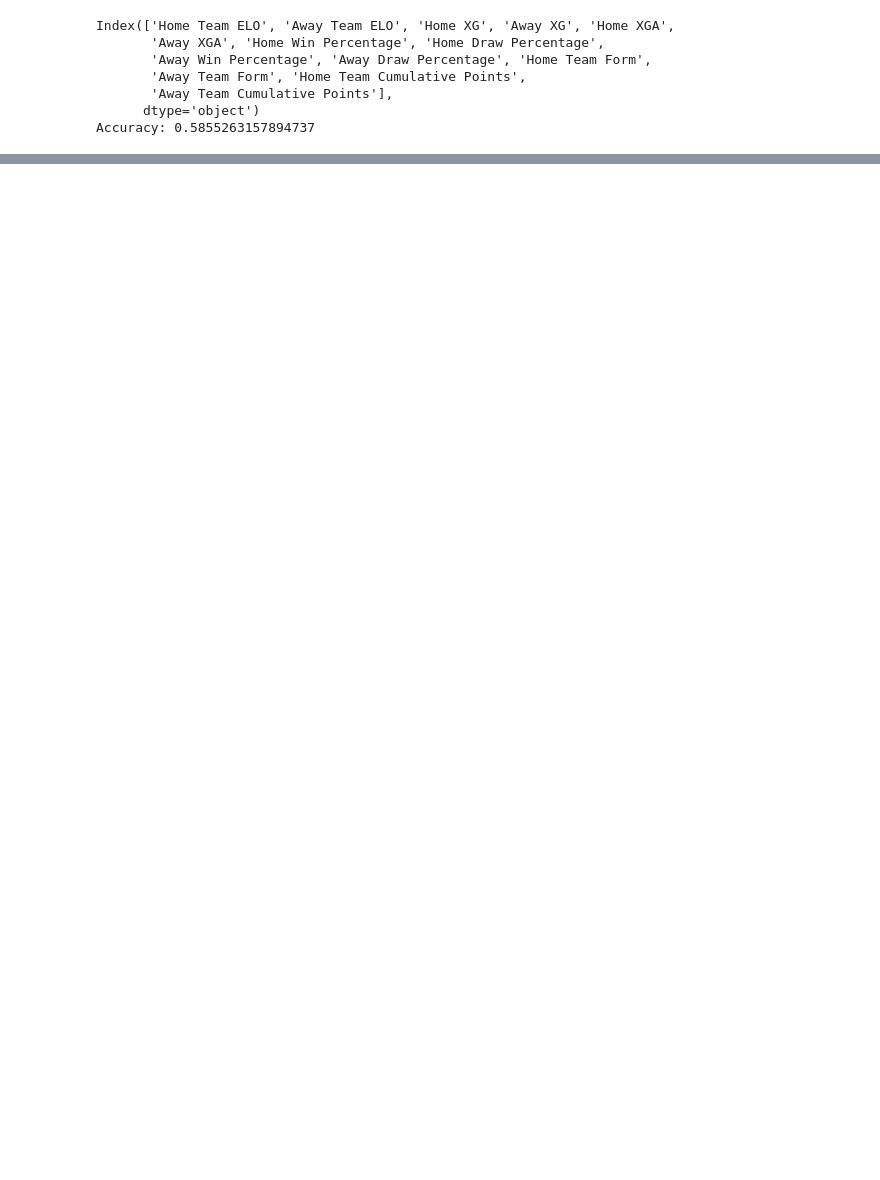
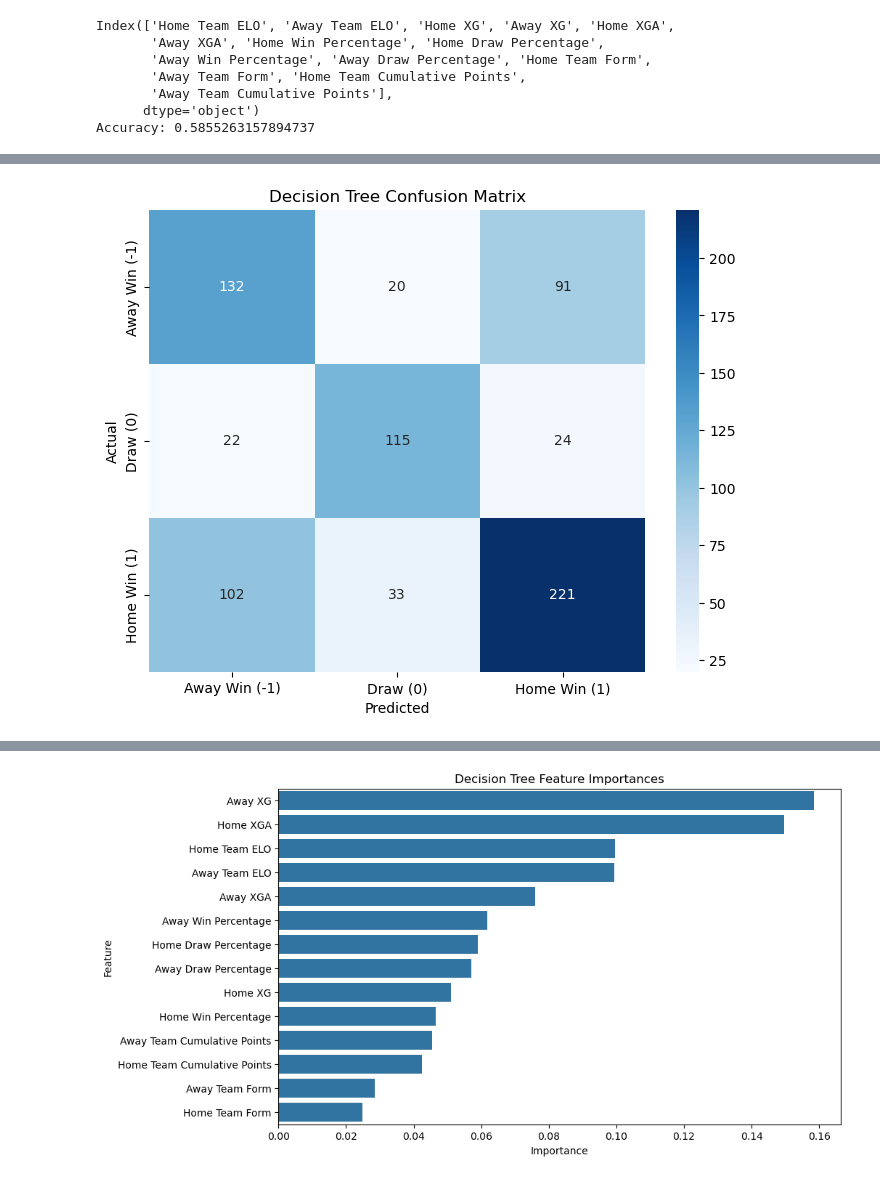
Before and after one commit to ML-Project-PremierInsights/ELO-Insights, a Jupyter notebook: improving_accuracy.ipynb, the cells around one changed output, grey strips where cells are left out. Cells and saved outputs as stored; diff of their text form; code cells hidden in the pictures; blank space fills up the shorter version.

```diff
--- a/improving_accuracy.ipynb
+++ b/improving_accuracy.ipynb
@@ -326,0 +489,77 @@ Random Forest Feature Importances:
+# %%
+from sklearn.tree import DecisionTreeClassifier
+from sklearn.metrics import accuracy_score, f1_score, confusion_matrix, mean_squared_error, r2_score, precision_score, recall_score, log_loss
+import matplotlib.pyplot as plt
+import seaborn as sns
+import pandas as pd
+
+# Initialize the Decision Tree model
+dt_model = DecisionTreeClassifier(random_state=16)
+
+# Train the model
+dt_model.fit(X_train, y_train)
+
+# Predict on the test set
+y_pred_dt = dt_model.predict(X_test)
+
+# Calculate accuracy
+accuracy_dt = accuracy_score(y_test, y_pred_dt)
+print('Decision Tree Accuracy:', accuracy_dt)
+
+# Calculate F1 score (weighted)
+f1_dt = f1_score(y_test, y_pred_dt, average='weighted')  # 'weighted' accounts for class imbalance
+print('Decision Tree F1 Score:', f1_dt)
+
+# Calculate Mean Squared Error (MSE)
+mse_dt = mean_squared_error(y_test, y_pred_dt)
+print('Decision Tree MSE:', mse_dt)
+
+# Calculate R² Score
+r2_dt = r2_score(y_test, y_pred_dt)
+print('Decision Tree R² Score:', r2_dt)
+
+# Count how many times the model correctly predicts a home win (label = 1)
+correct_home_wins_dt = sum((y_test == 1) & (y_pred_dt == 1)) / sum(y_test == 1)
+print('Correct Home Wins Predicted % (Decision Tree):', correct_home_wins_dt)
+
+# Count how many times the model correctly predicts an away win (label = -1)
+correct_away_wins_dt = sum((y_test == -1) & (y_pred_dt == -1)) / sum(y_test == -1)
+print('Correct Away Wins Predicted % (Decision Tree):', correct_away_wins_dt)
+
+# Count how many times the model correctly predicts a draw (label = 0)
+correct_draws_dt = sum((y_test == 0) & (y_pred_dt == 0)) / sum(y_test == 0)
+print('Correct Draws Predicted % (Decision Tree):', correct_draws_dt)
+
+# Confusion matrix for Decision Tree
+cnf_matrix_dt = confusion_matrix(y_test, y_pred_dt)
+print(cnf_matrix_dt)
+
+# Plot the confusion matrix
+plt.figure(figsize=(8, 6))
+sns.heatmap(cnf_matrix_dt, annot=True, fmt='d', cmap='Blues',
+            xticklabels=['Away Win (-1)', 'Draw (0)', 'Home Win (1)'],
+            yticklabels=['Away Win (-1)', 'Draw (0)', 'Home Win (1)'])
+plt.xlabel('Predicted')
+plt.ylabel('Actual')
+plt.title('Decision Tree Confusion Matrix')
+plt.show()
+
+feature_importances_dt = dt_model.feature_importances_
+features = X_train.columns  # Assuming X_train is a DataFrame
+
+# Create a DataFrame for better visualization
+importance_df_dt = pd.DataFrame({
+    'Feature': features,
+    'Importance': feature_importances_dt
+}).sort_values(by='Importance', ascending=False)
+
+# Display feature importances
+print("\nDecision Tree Feature Importances:")
+print(importance_df_dt)
+
+# Plot the top most important features
+plt.figure(figsize=(10, 6))
+sns.barplot(x='Importance', y='Feature', data=importance_df_dt)
+plt.title('Decision Tree Feature Importances')
+plt.show()
+# %% [output]
@@ -326,0 +576 @@ Random Forest Feature Importances:
+[figure, added]
@@ -326,0 +593 @@ Random Forest Feature Importances:
+[figure, added]
```
Also changed, not shown: parts of 6 cells of this notebook, 1 other file.
